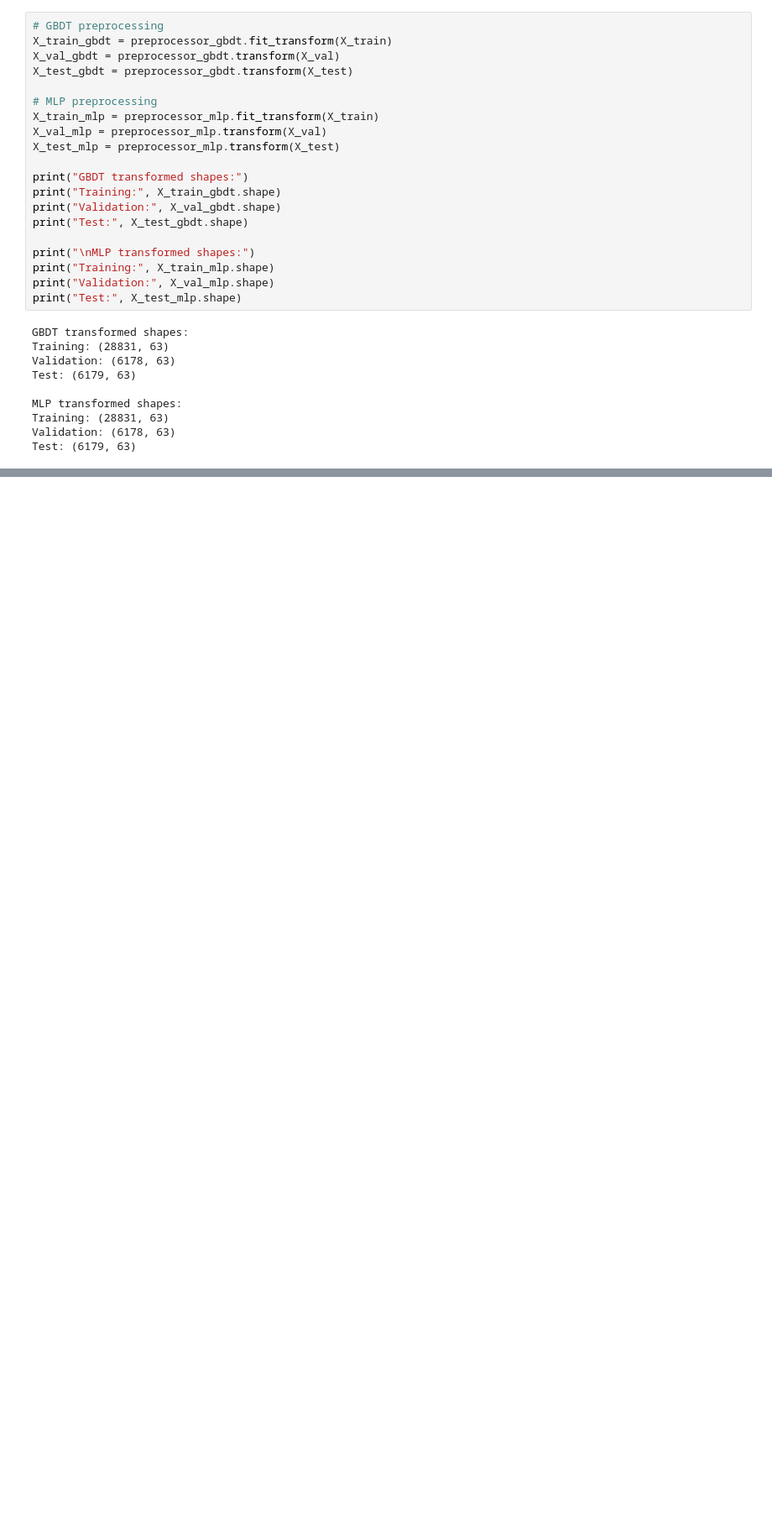
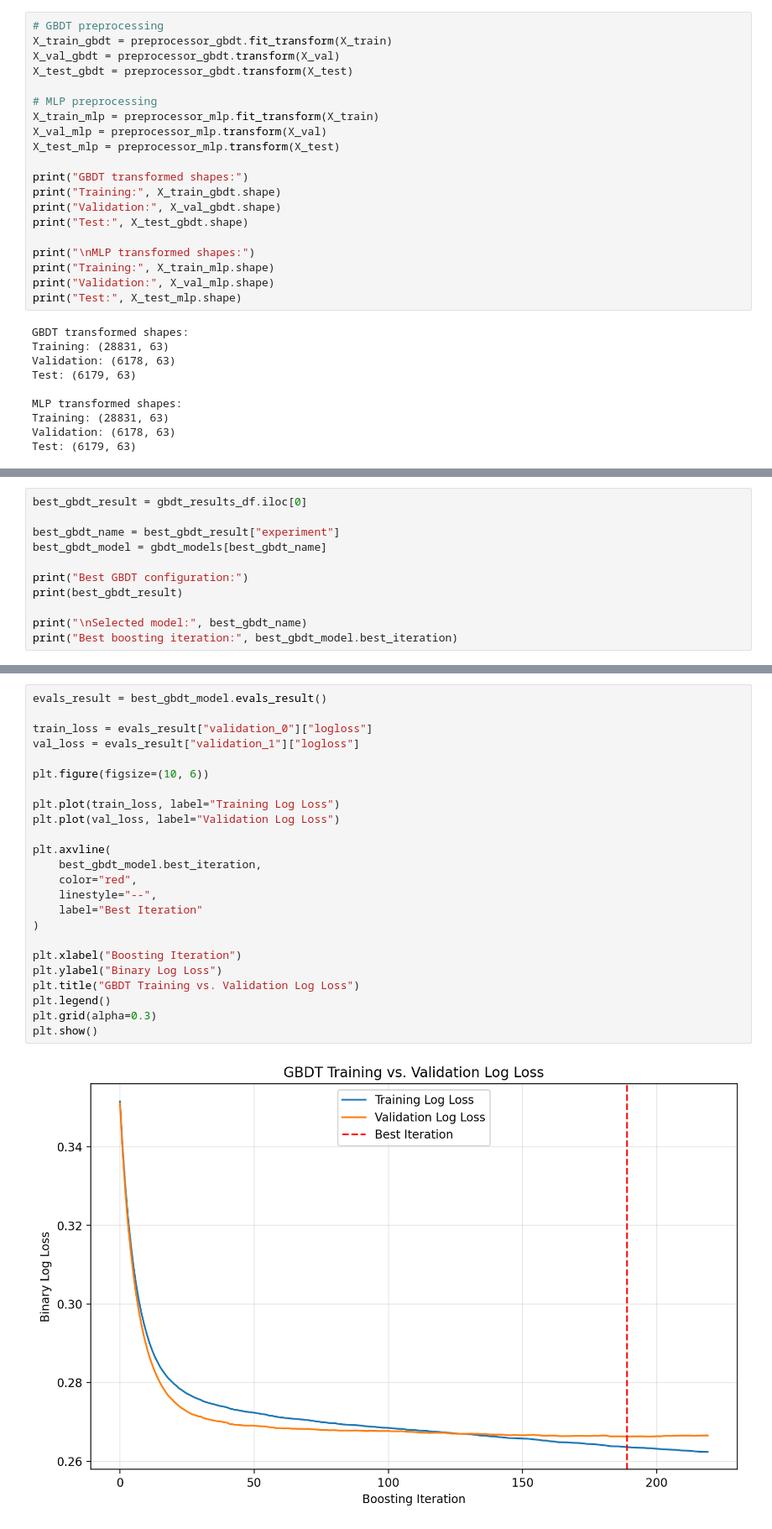
Before and after one commit to CharlotteZZh/AppliedML_hw2, a Jupyter notebook: AppliedML_hw2.ipynb, the cells around one changed output, grey strips where cells are left out. Shown at 84% size. Drawn from its saved outputs; the diff is of its cells as text; blank space fills up the shorter version.

Commit message:
GBDT part done

```diff
--- a/AppliedML_hw2.ipynb
+++ b/AppliedML_hw2.ipynb
@@ -280,0 +459,11 @@ Test: (6179, 63)
+# %%
+best_gbdt_result = gbdt_results_df.iloc[0]
+
+best_gbdt_name = best_gbdt_result["experiment"]
+best_gbdt_model = gbdt_models[best_gbdt_name]
+
+print("Best GBDT configuration:")
+print(best_gbdt_result)
+
+print("\nSelected model:", best_gbdt_name)
+print("Best boosting iteration:", best_gbdt_model.best_iteration)
@@ -280,0 +487,26 @@ Test: (6179, 63)
+# %%
+evals_result = best_gbdt_model.evals_result()
+
+train_loss = evals_result["validation_0"]["logloss"]
+val_loss = evals_result["validation_1"]["logloss"]
+
+plt.figure(figsize=(10, 6))
+
+plt.plot(train_loss, label="Training Log Loss")
+plt.plot(val_loss, label="Validation Log Loss")
+
+plt.axvline(
+    best_gbdt_model.best_iteration,
+    color="red",
+    linestyle="--",
+    label="Best Iteration"
+)
+
+plt.xlabel("Boosting Iteration")
+plt.ylabel("Binary Log Loss")
+plt.title("GBDT Training vs. Validation Log Loss")
+plt.legend()
+plt.grid(alpha=0.3)
+plt.show()
+# %% [output]
+[figure, added]
```
Also changed, not shown: parts of 20 cells of this notebook.
